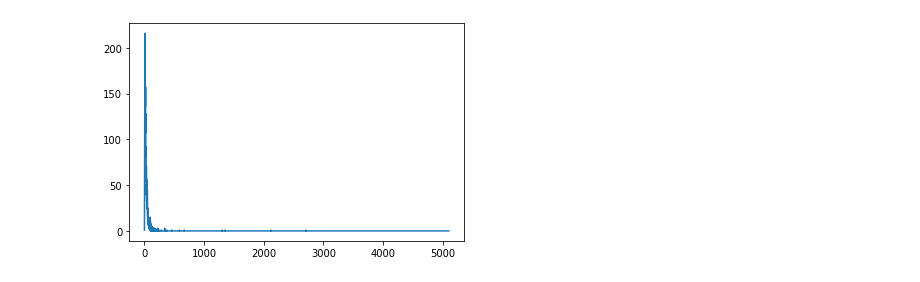
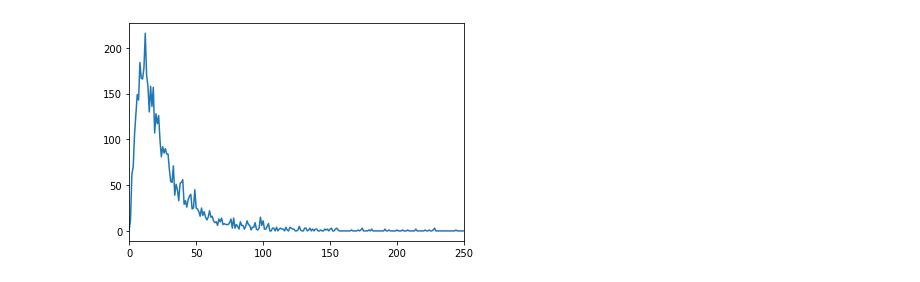
Before and after one commit to khieem/NLPI2021_Sentiment-analysis, a Jupyter notebook: main.ipynb, the cells around one changed output. Saved outputs shown, nothing was run; the diff lists cells and outputs as text; code cells hidden in the pictures.

```diff
--- a/main.ipynb
+++ b/main.ipynb
@@ -72,10 +72,10 @@ for s in train_set_vct:
     count[len(s)] += 1
 # %%
 plt.plot(count)
-# plt.xlim((0,250))
+plt.xlim((0,250))
 plt.show() # phân bố độ dài các câu
 # %% [output]
-[figure, old version]
+[figure, new version]
 # %%
 normalized_len = 150 # đa số câu đều < 150, chuẩn hóa độ dài câu về 150
 # %%
```
Also changed, not shown: parts of 12 cells of this notebook.
